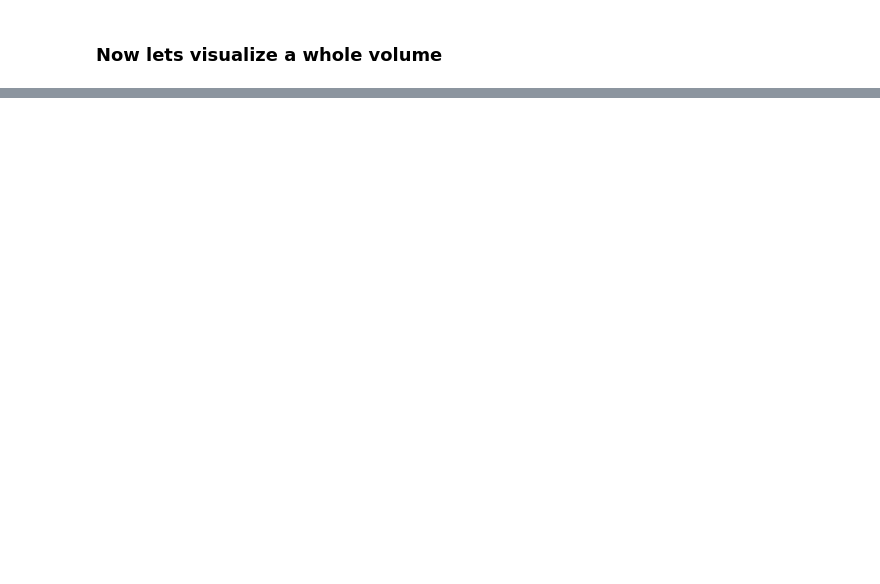
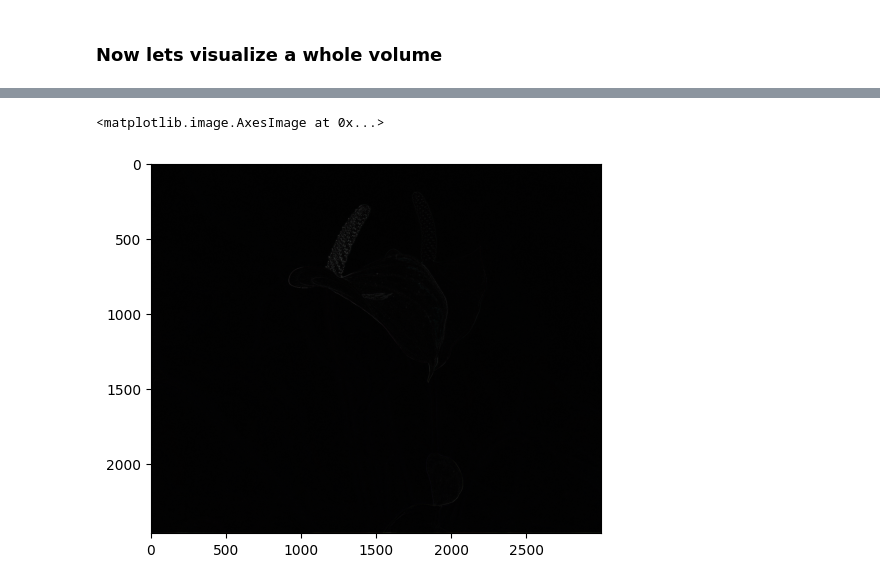
Before and after one commit to BastianSpatz/Deep-Bayesian-Active-Learning-for-Covid-19, a Jupyter notebook: notebooks/visualization.ipynb, the cells around one changed output, grey strips where cells are left out. Cells and saved outputs as stored; diff of their text form; code cells hidden in the pictures; blank space fills up the shorter version.

```diff
--- a/notebooks/visualization.ipynb
+++ b/notebooks/visualization.ipynb
@@ -84,0 +59,6 @@ torch.Size([64, 512, 512])
+# %%
+kernel_blur = ImageFilter.FIND_EDGES
+plt.imshow(img.filter(kernel_blur))
+# %% [output]
+<matplotlib.image.AxesImage at 0x...>
+[figure, added]
```
Also changed, not shown: parts of 13 cells of this notebook, 10 other files.
